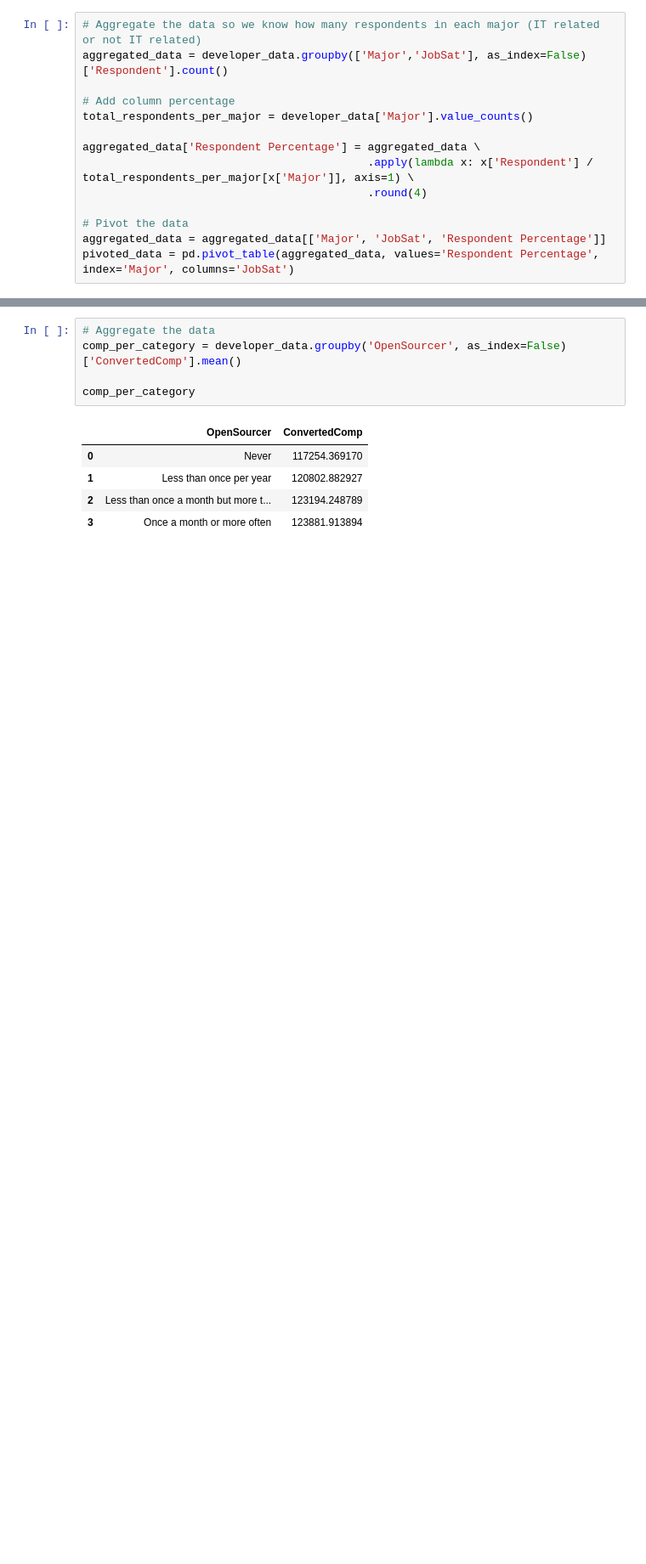
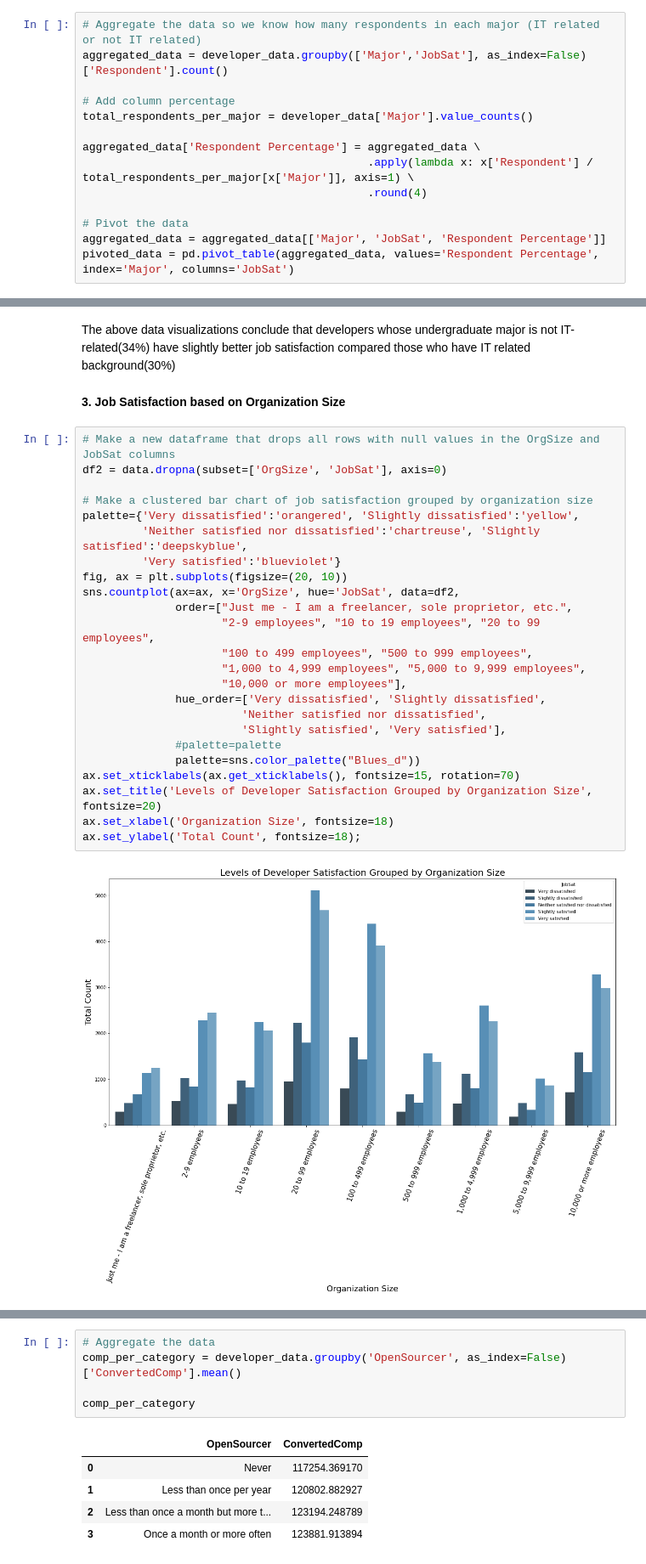
Before and after one commit to moumita14/Stack-Overflow-Survey-Analysis, a Jupyter notebook: Data_Science_Blog.ipynb, the cells around one changed output, grey strips where cells are left out. Shown: that part at 85% size. Cells and saved outputs as stored; diff of their text form; blank space fills up the shorter version.

```diff
--- a/Data_Science_Blog.ipynb
+++ b/Data_Science_Blog.ipynb
@@ -250,3 +307,33 @@ pivoted_data
 | Major |  |  |  |  |  |
 | IT Related | 0.0661 | 0.1493 | 0.1239 | 0.3641 | 0.2966 |
 | Not IT Related | 0.0664 | 0.1363 | 0.1070 | 0.3527 | 0.3376 |
+# %% [markdown]
+The above data visualizations conclude that developers whose undergraduate major is not IT-related(34%) have slightly better job satisfaction compared those who have IT related background(30%)
+# %% [markdown]
+**3. Job Satisfaction based on Organization Size**
+# %%
+# Make a new dataframe that drops all rows with null values in the OrgSize and JobSat columns
+df2 = data.dropna(subset=['OrgSize', 'JobSat'], axis=0)
+
+# Make a clustered bar chart of job satisfaction grouped by organization size
+palette={'Very dissatisfied':'orangered', 'Slightly dissatisfied':'yellow',
+         'Neither satisfied nor dissatisfied':'chartreuse', 'Slightly satisfied':'deepskyblue',
+         'Very satisfied':'blueviolet'}
+fig, ax = plt.subplots(figsize=(20, 10))
+sns.countplot(ax=ax, x='OrgSize', hue='JobSat', data=df2,
+              order=["Just me - I am a freelancer, sole proprietor, etc.",
+                     "2-9 employees", "10 to 19 employees", "20 to 99 employees",
+                     "100 to 499 employees", "500 to 999 employees",
+                     "1,000 to 4,999 employees", "5,000 to 9,999 employees",
+                     "10,000 or more employees"],
+              hue_order=['Very dissatisfied', 'Slightly dissatisfied',
+                        'Neither satisfied nor dissatisfied',
+                        'Slightly satisfied', 'Very satisfied'],
+              #palette=palette
+              palette=sns.color_palette("Blues_d"))
+ax.set_xticklabels(ax.get_xticklabels(), fontsize=15, rotation=70)
+ax.set_title('Levels of Developer Satisfaction Grouped by Organization Size', fontsize=20)
+ax.set_xlabel('Organization Size', fontsize=18)
+ax.set_ylabel('Total Count', fontsize=18);
+# %% [output]
+[figure, added]
```
Also changed, not shown: parts of 49 cells of this notebook.
